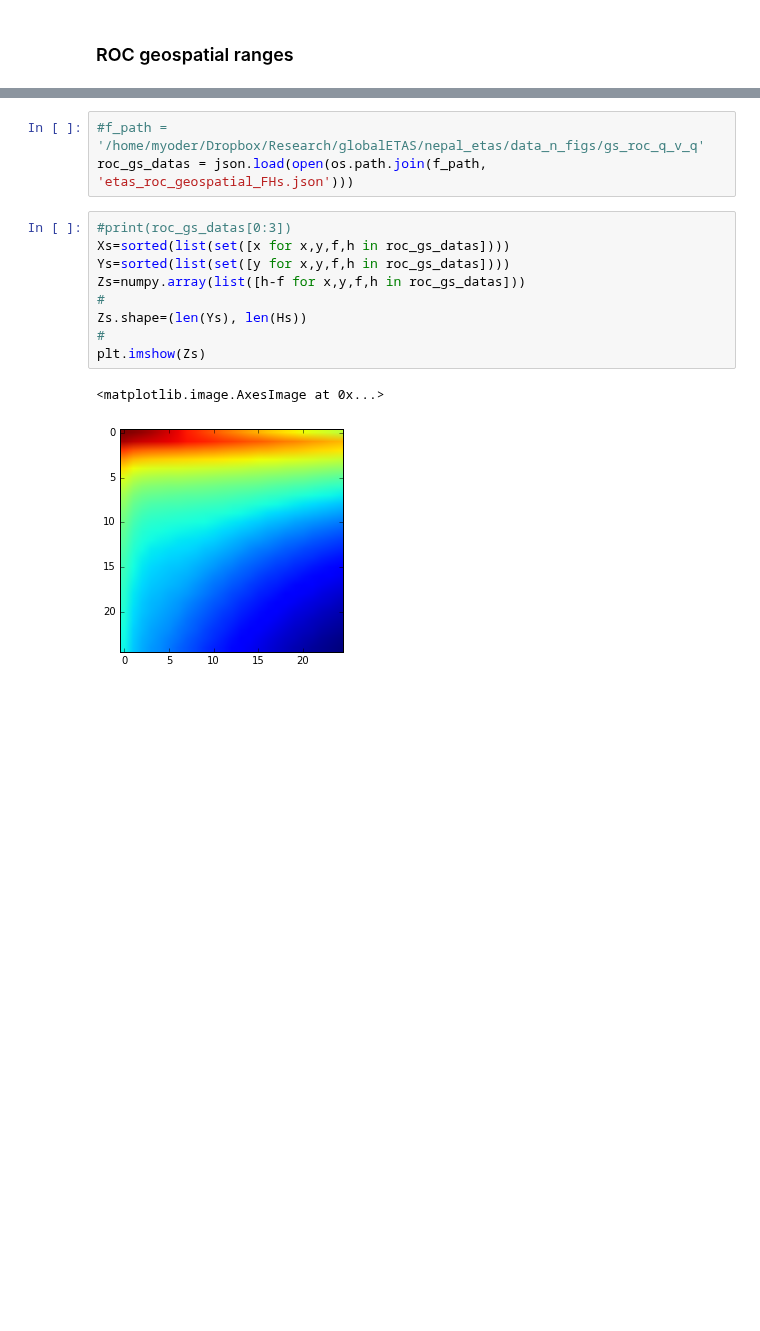
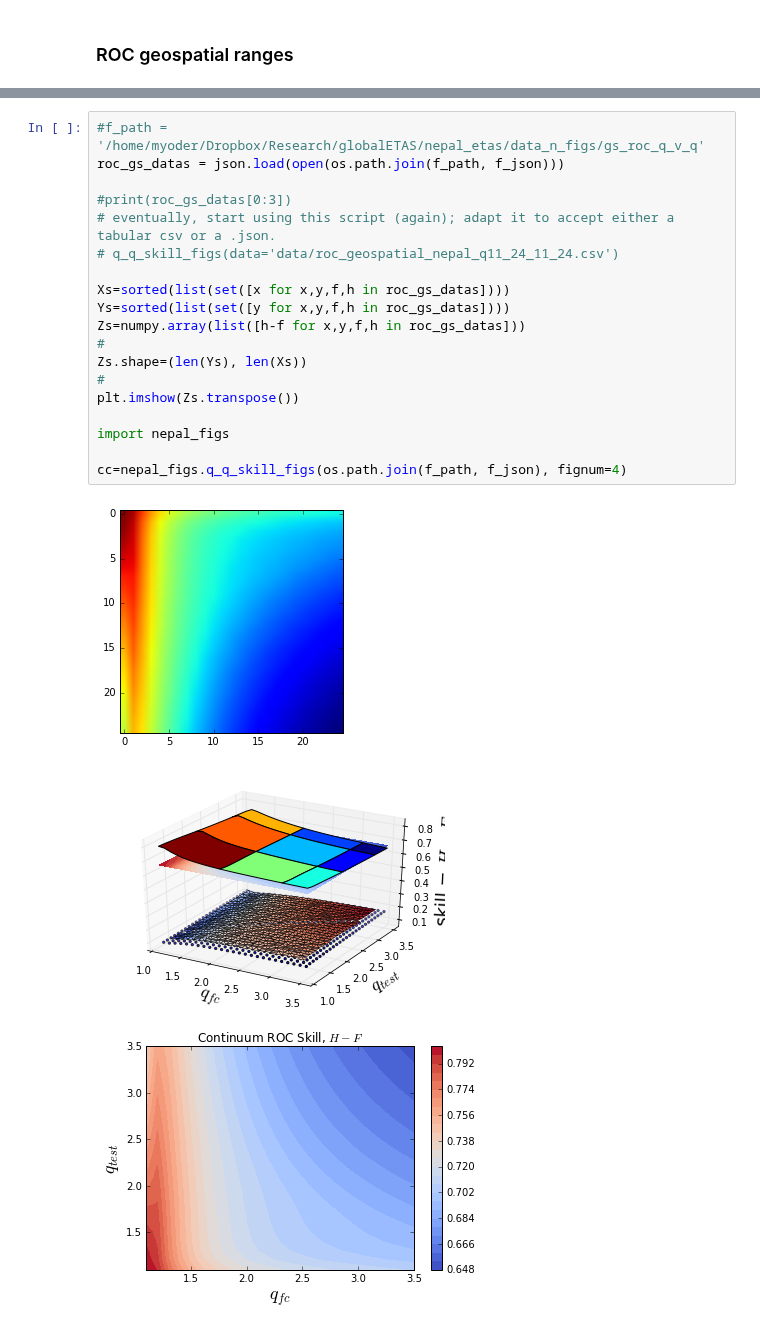
Before and after one commit to markyoder/globalETAS, a Jupyter notebook: global_etas_figs_revision.ipynb, the cells around one changed output, grey strips where cells are left out. Cells and saved outputs as stored; diff of their text form; blank space fills up the shorter version.

Commit message:
more tweaks to plotting routines...

```diff
--- a/global_etas_figs_revision.ipynb
+++ b/global_etas_figs_revision.ipynb
@@ -468,15 +480,23 @@ with open(os.path.join(f_path, 'etas_roc_geospatial_FHs.json'), 'w') as fout:
-# %%
-#f_path = '/home/myoder/Dropbox/Research/globalETAS/nepal_etas/data_n_figs/gs_roc_q_v_q'
-roc_gs_datas = json.load(open(os.path.join(f_path, 'etas_roc_geospatial_FHs.json')))
 # %%
+#f_path = '/home/myoder/Dropbox/Research/globalETAS/nepal_etas/data_n_figs/gs_roc_q_v_q'
+roc_gs_datas = json.load(open(os.path.join(f_path, f_json)))
+
 #print(roc_gs_datas[0:3])
+# eventually, start using this script (again); adapt it to accept either a tabular csv or a .json.
+# q_q_skill_figs(data='data/roc_geospatial_nepal_q11_24_11_24.csv')
+
 Xs=sorted(list(set([x for x,y,f,h in roc_gs_datas])))
 Ys=sorted(list(set([y for x,y,f,h in roc_gs_datas])))
 Zs=numpy.array(list([h-f for x,y,f,h in roc_gs_datas]))
 #
-Zs.shape=(len(Ys), len(Hs))
+Zs.shape=(len(Ys), len(Xs))
 #
-plt.imshow(Zs)
+plt.imshow(Zs.transpose())
+
+import nepal_figs
+
+cc=nepal_figs.q_q_skill_figs(os.path.join(f_path, f_json), fignum=4)
 # %% [output]
-<matplotlib.image.AxesImage at 0x...>
-[figure, old version]
+[figure, new version]
+[figure, added]
+[figure, added]
```
Also changed, not shown: parts of 5 cells of this notebook, 1 other file.
